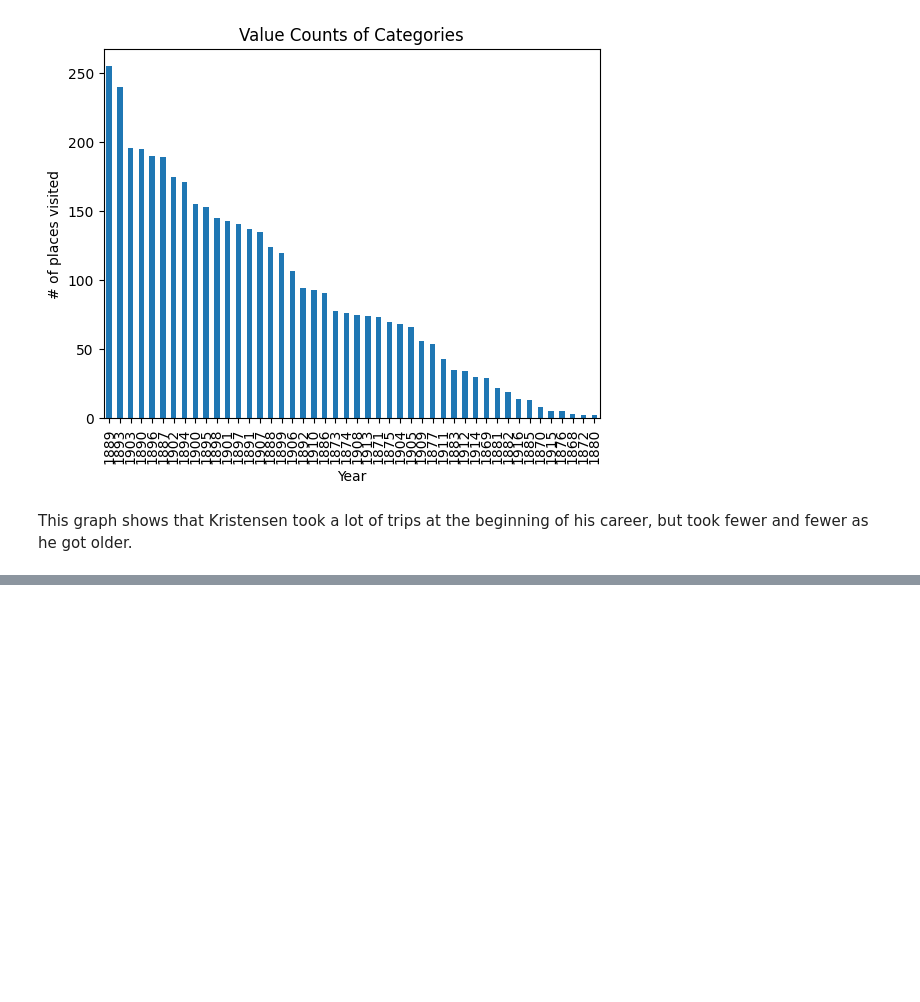
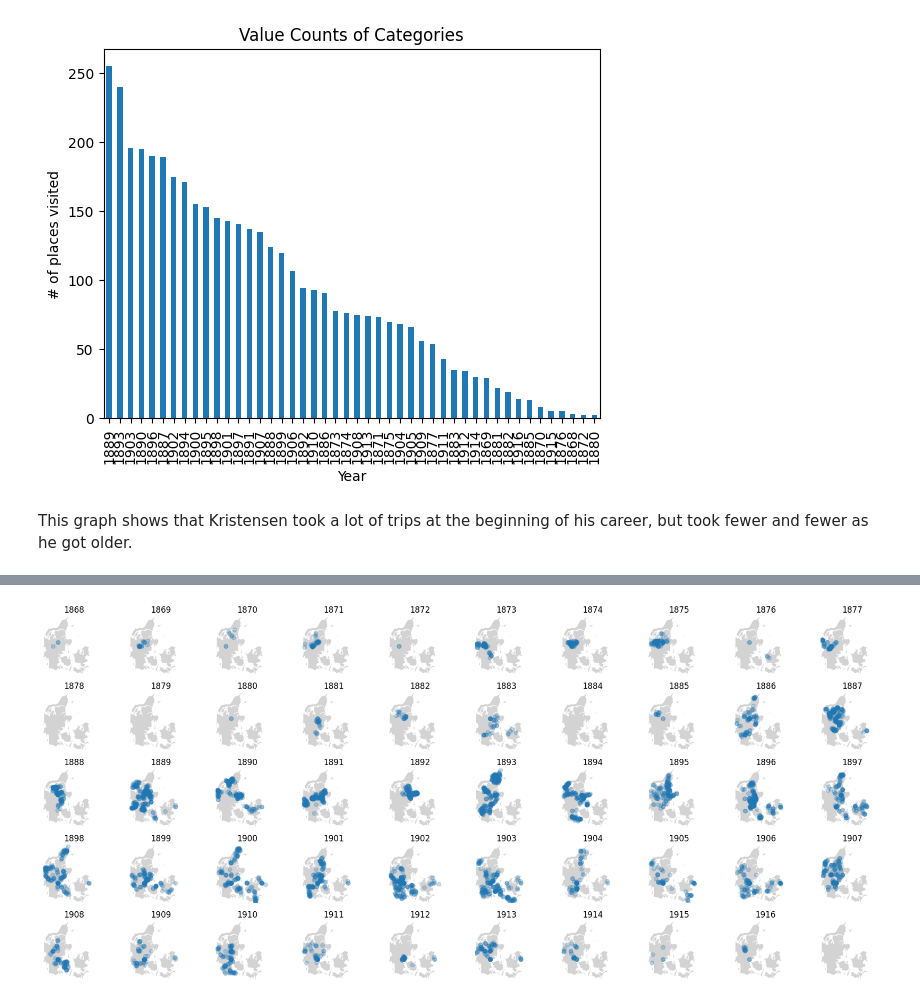
Before and after one commit to sprestrelski/multilingual-sentiment-analysis, a Jupyter notebook: week7.ipynb, the cells around one changed output, grey strips where cells are left out. Saved outputs shown, nothing was run; the diff lists cells and outputs as text; code cells hidden in the pictures; blank space fills up the shorter version.

```diff
--- a/week7.ipynb
+++ b/week7.ipynb
@@ -147,0 +156,22 @@ This graph shows that Kristensen took a lot of trips at the beginning of his car
+# %%
+f, maps = denmark_basemap(nrows=5, ncols=10, figsize=(18, 8))
+
+max_year = gis_df["Year"].max()
+min_year = gis_df["Year"].min()
+max_year - min_year
+
+years = range(min_year, max_year + 1)
+for year, m in zip(years, maps):
+    gis_df_year = gis_df[gis_df["Year"] == year]
+    lat, lon = gis_df_year['lat'].values, gis_df_year['lon'].values
+
+    m.scatter(
+    lon, lat,
+    zorder=2,
+    alpha=0.25,
+    transform=ccrs.PlateCarree()
+    )
+    m.set_title(f'{year}')
+plt.tight_layout()
+# %% [output]
+[figure, added]
```
Also changed, not shown: parts of 7 cells of this notebook.
